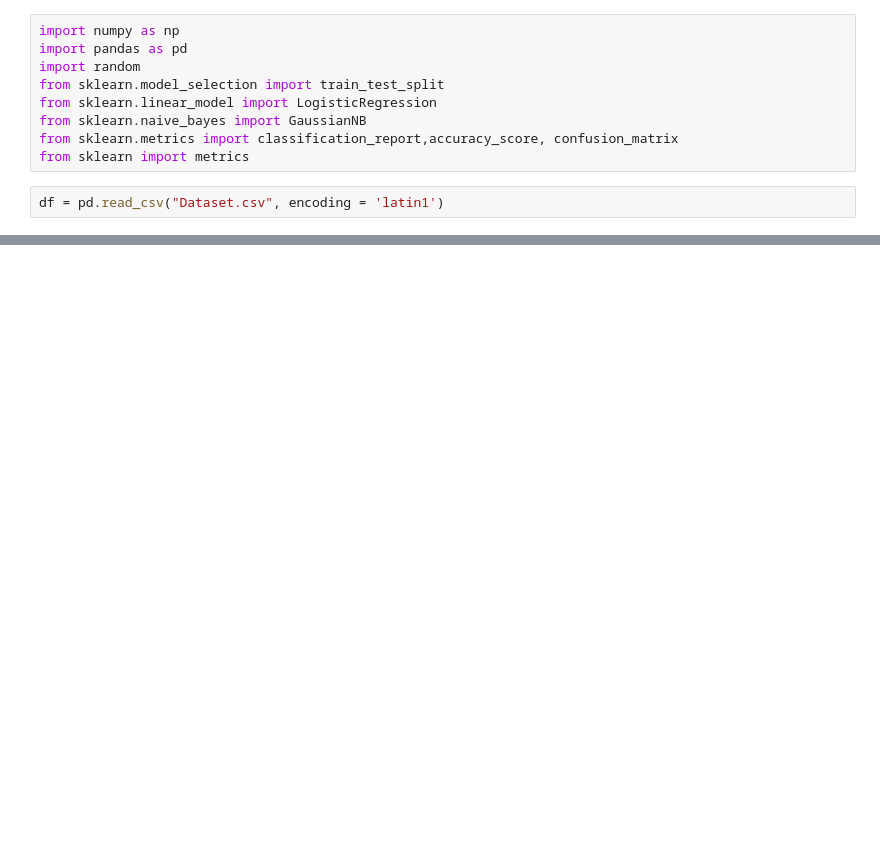
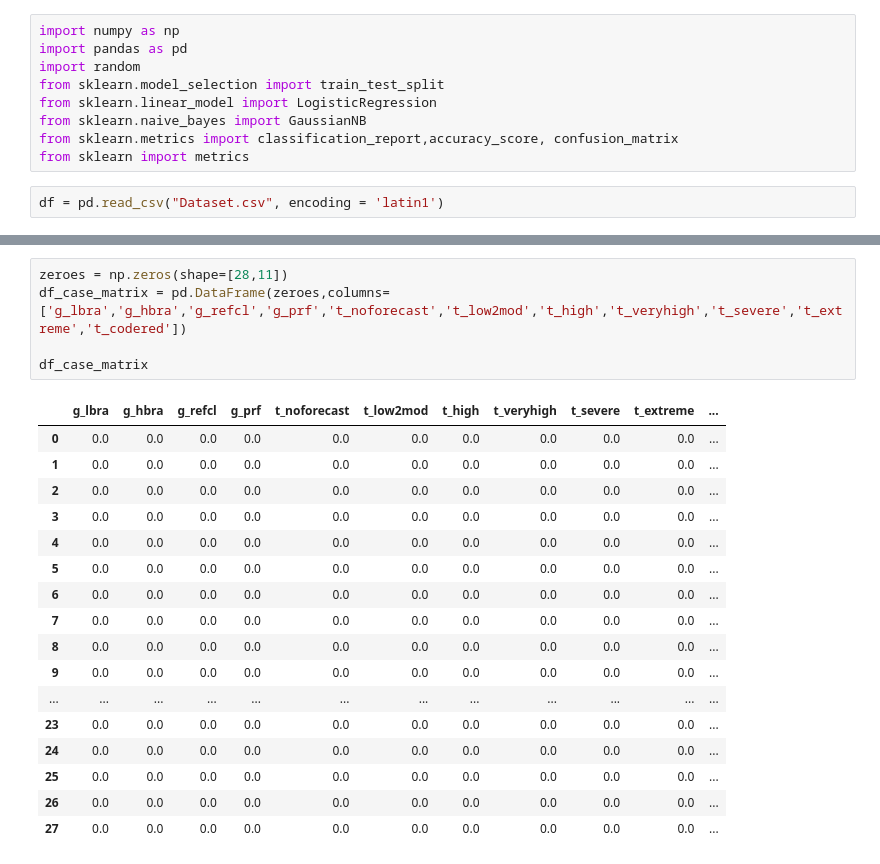
Before and after one commit to Waqar06/Capstone, a Jupyter notebook: NewFormulation.ipynb, the cells around one changed output, grey strips where cells are left out. Saved outputs shown, nothing was run; the diff lists cells and outputs as text; blank space fills up the shorter version.

Commit message:
More data added with more constraints

```diff
--- a/NewFormulation.ipynb
+++ b/NewFormulation.ipynb
@@ -100,0 +512,23 @@ classification_report(y_test, y_pred, target_names = names)
+# %%
+zeroes = np.zeros(shape=[28,11])
+df_case_matrix = pd.DataFrame(zeroes,columns=['g_lbra','g_hbra','g_refcl','g_prf','t_noforecast','t_low2mod','t_high','t_veryhigh','t_severe','t_extreme','t_codered'])
+
+df_case_matrix
+# %% [output]
+|  | g_lbra | g_hbra | g_refcl | g_prf | t_noforecast | t_low2mod | t_high | t_veryhigh | t_severe | t_extreme | ... |
+| 0 | 0.0 | 0.0 | 0.0 | 0.0 | 0.0 | 0.0 | 0.0 | 0.0 | 0.0 | 0.0 | ... |
+| 1 | 0.0 | 0.0 | 0.0 | 0.0 | 0.0 | 0.0 | 0.0 | 0.0 | 0.0 | 0.0 | ... |
+| 2 | 0.0 | 0.0 | 0.0 | 0.0 | 0.0 | 0.0 | 0.0 | 0.0 | 0.0 | 0.0 | ... |
+| 3 | 0.0 | 0.0 | 0.0 | 0.0 | 0.0 | 0.0 | 0.0 | 0.0 | 0.0 | 0.0 | ... |
+| 4 | 0.0 | 0.0 | 0.0 | 0.0 | 0.0 | 0.0 | 0.0 | 0.0 | 0.0 | 0.0 | ... |
+| 5 | 0.0 | 0.0 | 0.0 | 0.0 | 0.0 | 0.0 | 0.0 | 0.0 | 0.0 | 0.0 | ... |
+| 6 | 0.0 | 0.0 | 0.0 | 0.0 | 0.0 | 0.0 | 0.0 | 0.0 | 0.0 | 0.0 | ... |
+| 7 | 0.0 | 0.0 | 0.0 | 0.0 | 0.0 | 0.0 | 0.0 | 0.0 | 0.0 | 0.0 | ... |
+| 8 | 0.0 | 0.0 | 0.0 | 0.0 | 0.0 | 0.0 | 0.0 | 0.0 | 0.0 | 0.0 | ... |
+| 9 | 0.0 | 0.0 | 0.0 | 0.0 | 0.0 | 0.0 | 0.0 | 0.0 | 0.0 | 0.0 | ... |
+| ... | ... | ... | ... | ... | ... | ... | ... | ... | ... | ... | ... |
+| 23 | 0.0 | 0.0 | 0.0 | 0.0 | 0.0 | 0.0 | 0.0 | 0.0 | 0.0 | 0.0 | ... |
+| 24 | 0.0 | 0.0 | 0.0 | 0.0 | 0.0 | 0.0 | 0.0 | 0.0 | 0.0 | 0.0 | ... |
+| 25 | 0.0 | 0.0 | 0.0 | 0.0 | 0.0 | 0.0 | 0.0 | 0.0 | 0.0 | 0.0 | ... |
+| 26 | 0.0 | 0.0 | 0.0 | 0.0 | 0.0 | 0.0 | 0.0 | 0.0 | 0.0 | 0.0 | ... |
+| 27 | 0.0 | 0.0 | 0.0 | 0.0 | 0.0 | 0.0 | 0.0 | 0.0 | 0.0 | 0.0 | ... |
```
Also changed, not shown: parts of 45 cells of this notebook.
